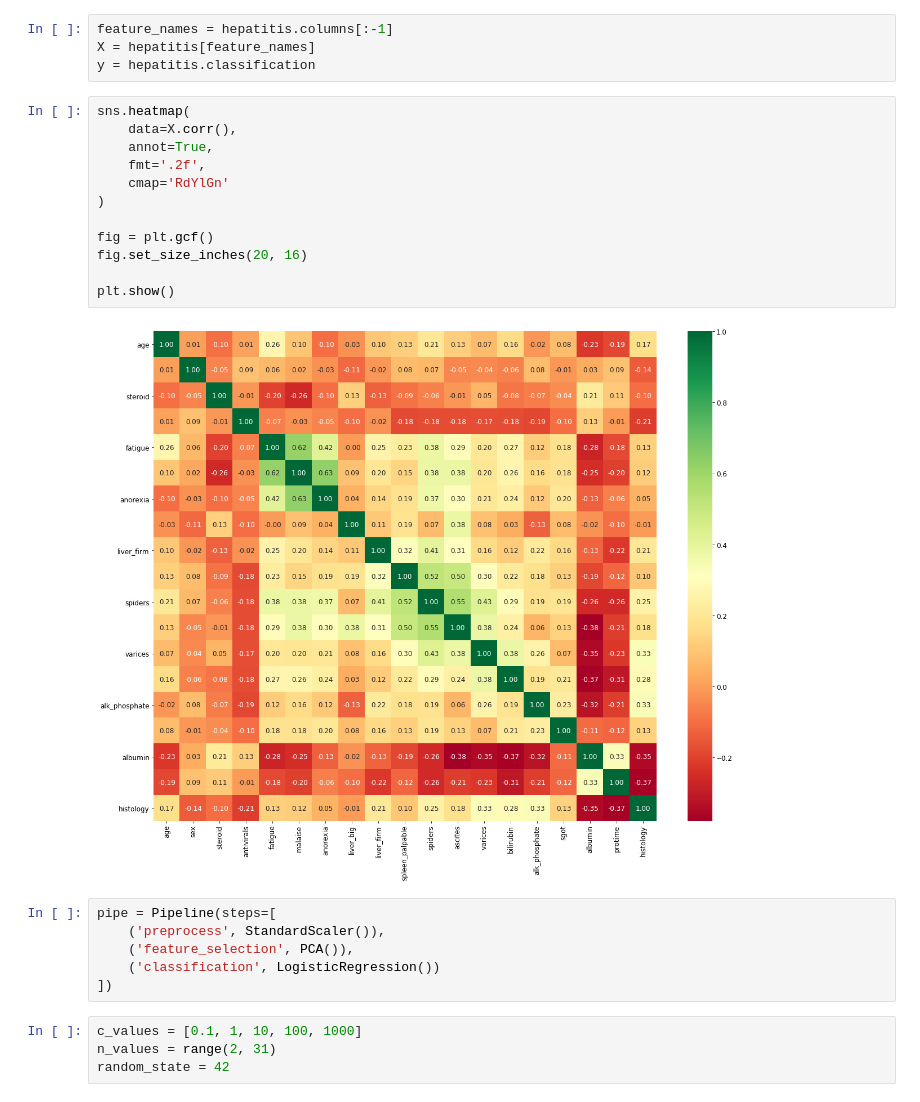
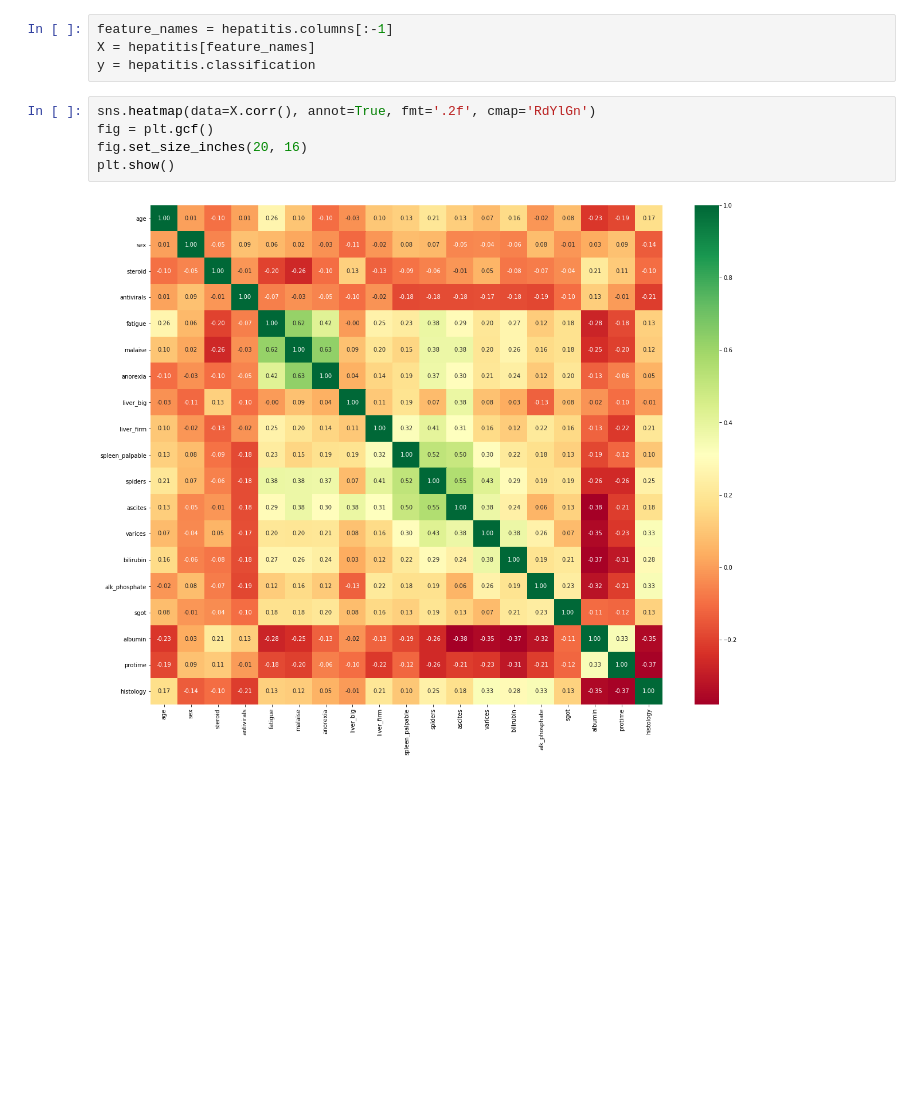
Before and after one commit to janithRS/hepatitis-predictor, a Jupyter notebook: hepatitis-prediction-update.ipynb, the cells around one changed output. Saved outputs shown, nothing was run; the diff lists cells and outputs as text; blank space fills up the shorter version.

```diff
--- a/hepatitis-prediction-update.ipynb
+++ b/hepatitis-prediction-update.ipynb
@@ -122,26 +118,9 @@ feature_names = hepatitis.columns[:-1]
 X = hepatitis[feature_names]
 y = hepatitis.classification
 # %%
-sns.heatmap(
-    data=X.corr(),
-    annot=True,
-    fmt='.2f',
-    cmap='RdYlGn'
-)
-
+sns.heatmap(data=X.corr(), annot=True, fmt='.2f', cmap='RdYlGn')
 fig = plt.gcf()
 fig.set_size_inches(20, 16)
-
 plt.show()
 # %% [output]
-[figure, old version]
+[figure, new version]
-# %%
-pipe = Pipeline(steps=[
-    ('preprocess', StandardScaler()),
-    ('feature_selection', PCA()),
-    ('classification', LogisticRegression())
-])
-# %%
-c_values = [0.1, 1, 10, 100, 1000]
-n_values = range(2, 31)
-random_state = 42
```
Also changed, not shown: parts of 8 cells of this notebook.
